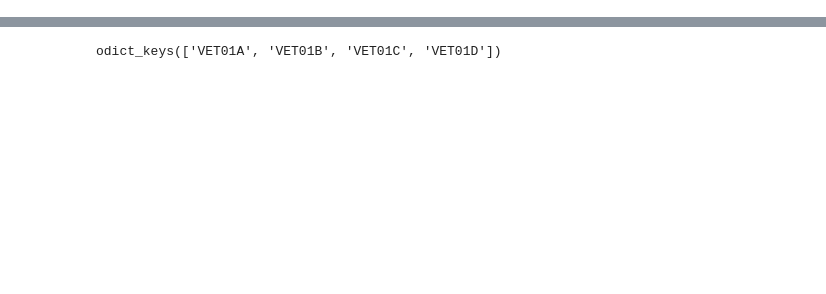
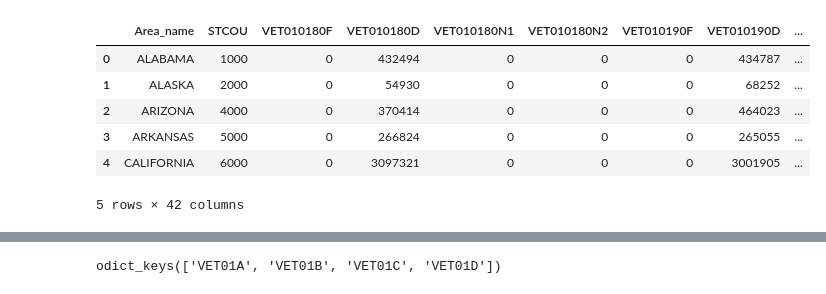
Before and after one commit to shha5648/DM_VA_DATA, a Jupyter notebook: Kylee_notebook.ipynb, the cells around one changed output, grey strips where cells are left out. Saved outputs shown, nothing was run; the diff lists cells and outputs as text; code cells hidden in the pictures; blank space fills up the shorter version.

```diff
--- a/Kylee_notebook.ipynb
+++ b/Kylee_notebook.ipynb
@@ -203,0 +249,10 @@ ALL_STATES_YEARS = [fy14_ak,fy14_al,fy14_ar,fy14_az,fy14_ca,fy14_co,fy14_ct,fy14
+# %%
+vet_sum.head()
+# %% [output]
+|  | Area_name | STCOU | VET010180F | VET010180D | VET010180N1 | VET010180N2 | VET010190F | VET010190D | ... |
+| 0 | ALABAMA | 1000 | 0 | 432494 | 0 | 0 | 0 | 434787 | ... |
+| 1 | ALASKA | 2000 | 0 | 54930 | 0 | 0 | 0 | 68252 | ... |
+| 2 | ARIZONA | 4000 | 0 | 370414 | 0 | 0 | 0 | 464023 | ... |
+| 3 | ARKANSAS | 5000 | 0 | 266824 | 0 | 0 | 0 | 265055 | ... |
+| 4 | CALIFORNIA | 6000 | 0 | 3097321 | 0 | 0 | 0 | 3001905 | ... |
+5 rows × 42 columns
```
Also changed, not shown: parts of 32 cells of this notebook, 6 other files.
